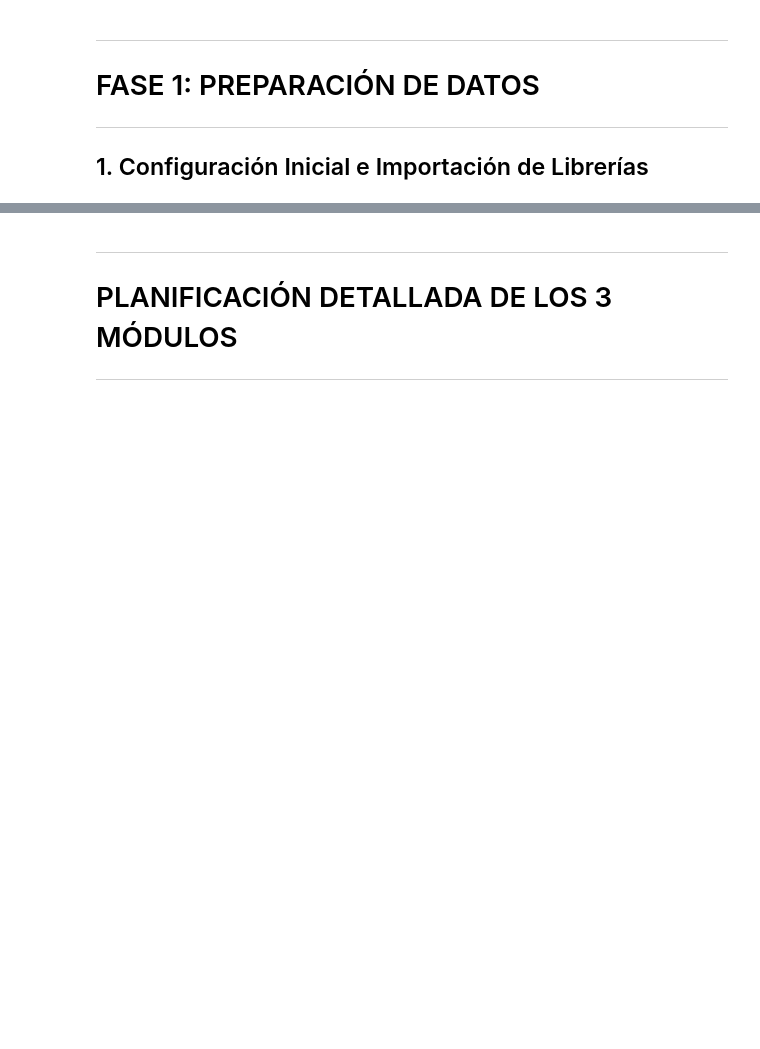
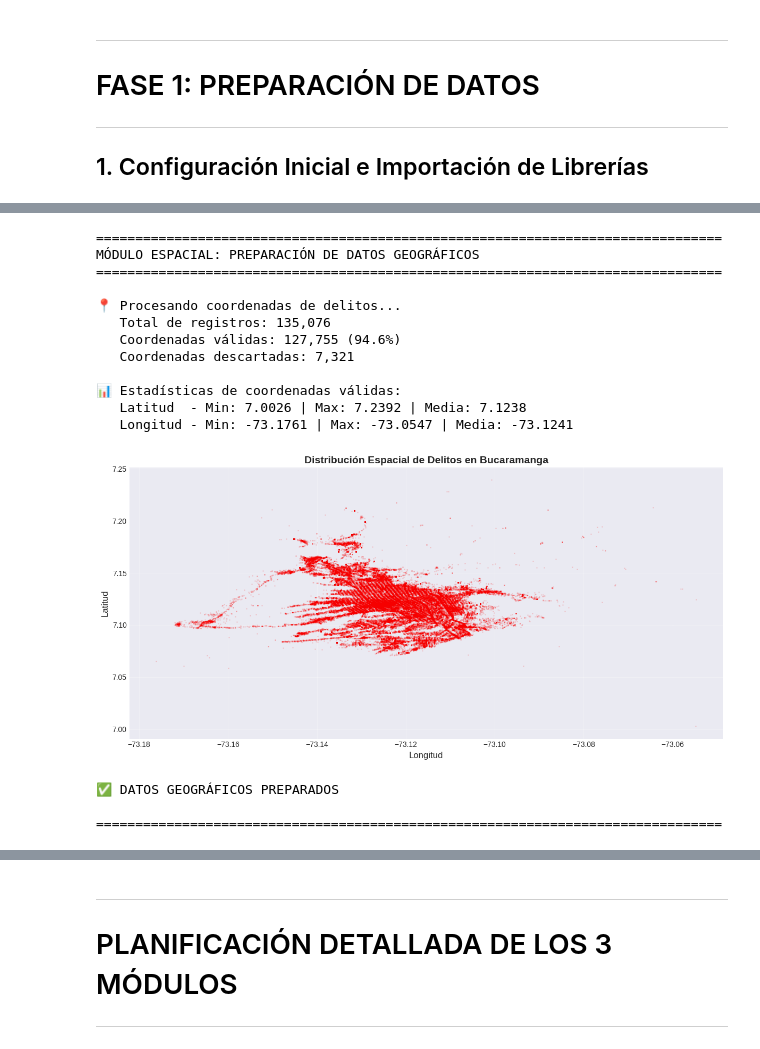
Before and after one commit to Juanpa0128j/Solucion-Inteligente-de-Seguridad-Ciudadana-para-Santander, a Jupyter notebook: models.ipynb, the cells around one changed output, grey strips where cells are left out. Drawn from its saved outputs; the diff is of its cells as text; code cells hidden in the pictures; blank space fills up the shorter version.

```diff
--- a/models.ipynb
+++ b/models.ipynb
@@ -289,0 +1331,78 @@ for key, config in DATASETS.items():
+# %%
+# ============================================================================
+# MÓDULO ESPACIAL: PREPARACIÓN DE COORDENADAS
+# ============================================================================
+print("="*80)
+print("MÓDULO ESPACIAL: PREPARACIÓN DE DATOS GEOGRÁFICOS")
+print("="*80)
+
+# Cargar y limpiar coordenadas
+print("\n📍 Procesando coordenadas de delitos...")
+
+# Convertir coordenadas a float
+# Usar datos procesados de info_delictiva_bucaramanga
+df_info = datasets['info_delictiva_bucaramanga'].copy()
+
+# Extraer coordenadas geográficas (si existen en el dataset)
+if 'latitud' in df_info.columns and 'longitud' in df_info.columns:
+    df_geo = df_info[['latitud', 'longitud', 'barrios_hecho']].copy()
+else:
+    # Si no hay coordenadas, usar delitos_bucaramanga
+    df_geo = datasets['delitos_bucaramanga'][['latitud', 'longitud', 'barrios_hecho']].copy()
+
+# Convertir a numérico
+df_geo['latitud'] = pd.to_numeric(df_geo['latitud'], errors='coerce')
+df_geo['longitud'] = pd.to_numeric(df_geo['longitud'], errors='coerce')
+
+print(f"   Total de registros: {len(df_geo):,}")
+
+# Filtrar coordenadas válidas para Bucaramanga
+# Bucaramanga: Lat 7.0-7.3°N, Lon -73.5 a -73.0°W
+mask_valid = (
+    (df_geo['latitud'] >= 7.0) & (df_geo['latitud'] <= 7.3) &
+    (df_geo['longitud'] >= -73.5) & (df_geo['longitud'] <= -73.0)
+)
+
+df_geo_valid = df_geo[mask_valid].copy()
+coords = df_geo_valid[['latitud', 'longitud']].values
+
+print(f"   Coordenadas válidas: {len(coords):,} ({len(coords)/len(df_geo)*100:.1f}%)")
+print(f"   Coordenadas descartadas: {len(df_geo) - len(coords):,}")
+
+# Estadísticas de coordenadas
+print(f"\n📊 Estadísticas de coordenadas válidas:")
+print(f"   Latitud  - Min: {coords[:, 0].min():.4f} | Max: {coords[:, 0].max():.4f} | Media: {coords[:, 0].mean():.4f}")
+print(f"   Longitud - Min: {coords[:, 1].min():.4f} | Max: {coords[:, 1].max():.4f} | Media: {coords[:, 1].mean():.4f}")
+
+# Visualización rápida de puntos
+fig, ax = plt.subplots(figsize=FIGSIZE_MEDIUM)
+
+ax.scatter(coords[:, 1], coords[:, 0], alpha=0.1, s=1, c='red')
+ax.set_title('Distribución Espacial de Delitos en Bucaramanga', fontsize=14, fontweight='bold')
+ax.set_xlabel('Longitud', fontsize=12)
+ax.set_ylabel('Latitud', fontsize=12)
+
+ax.grid(True, alpha=0.3)
+
+plt.tight_layout()
+plt.show()
+print("✅ DATOS GEOGRÁFICOS PREPARADOS")
+
+print(f"\n{'='*80}")
+# %% [output]
+================================================================================
+MÓDULO ESPACIAL: PREPARACIÓN DE DATOS GEOGRÁFICOS
+================================================================================
+
+📍 Procesando coordenadas de delitos...
+   Total de registros: 135,076
+   Coordenadas válidas: 127,755 (94.6%)
+   Coordenadas descartadas: 7,321
+
+📊 Estadísticas de coordenadas válidas:
+   Latitud  - Min: 7.0026 | Max: 7.2392 | Media: 7.1238
+   Longitud - Min: -73.1761 | Max: -73.0547 | Media: -73.1241
+[figure, added]
+✅ DATOS GEOGRÁFICOS PREPARADOS
+
+================================================================================
```
Also changed, not shown: parts of 42 cells of this notebook, 12 other files.
